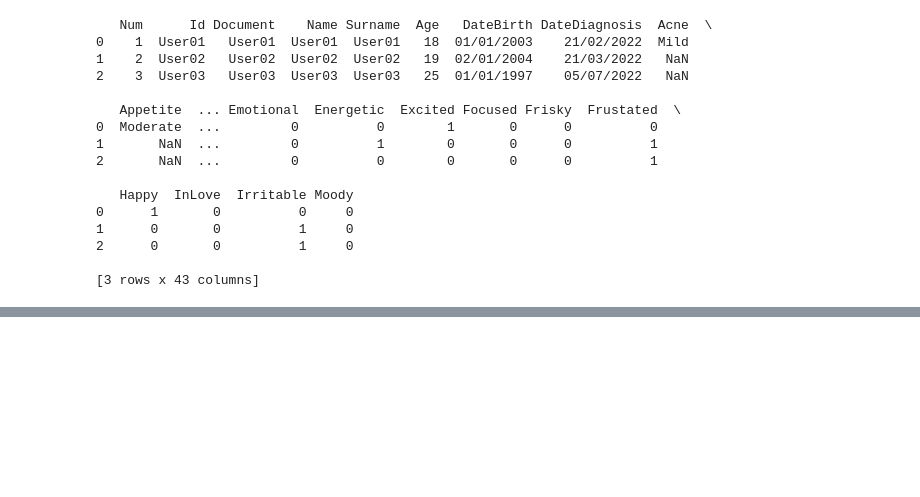
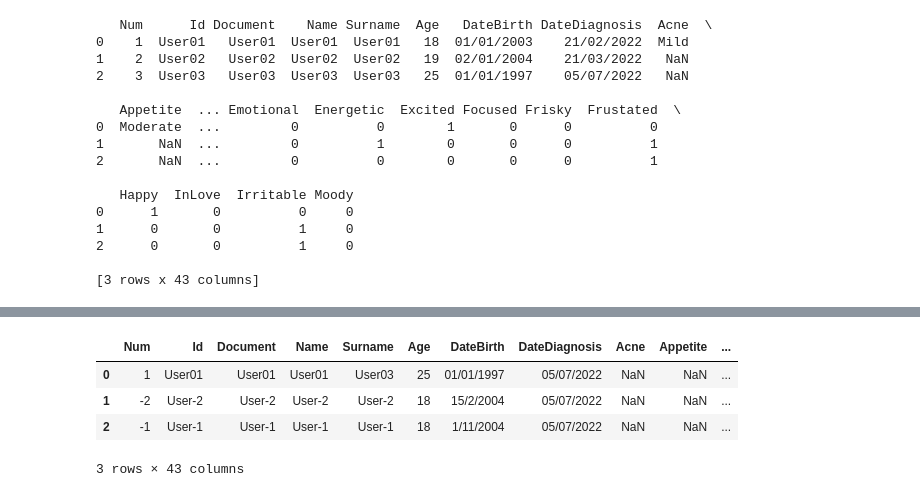
Before and after one commit to eguetti/DifferentialPrivacyOWL2Python, a Jupyter notebook: ontology-menstrual-cycle.ipynb, the cells around one changed output, grey strips where cells are left out. Drawn from its saved outputs; the diff is of its cells as text; code cells hidden in the pictures; blank space fills up the shorter version.

```diff
--- a/ontology-menstrual-cycle.ipynb
+++ b/ontology-menstrual-cycle.ipynb
@@ -399,0 +565,8 @@ df3.to_csv('my_csv.csv', mode='a', header=True)
+# %%
+df
+# %% [output]
+|  | Num | Id | Document | Name | Surname | Age | DateBirth | DateDiagnosis | Acne | Appetite | ... |
+| 0 | 1 | User01 | User01 | User01 | User03 | 25 | 01/01/1997 | 05/07/2022 | NaN | NaN | ... |
+| 1 | -2 | User-2 | User-2 | User-2 | User-2 | 18 | 15/2/2004 | 05/07/2022 | NaN | NaN | ... |
+| 2 | -1 | User-1 | User-1 | User-1 | User-1 | 18 | 1/11/2004 | 05/07/2022 | NaN | NaN | ... |
+3 rows × 43 columns
```
Also changed, not shown: parts of 14 cells of this notebook.
